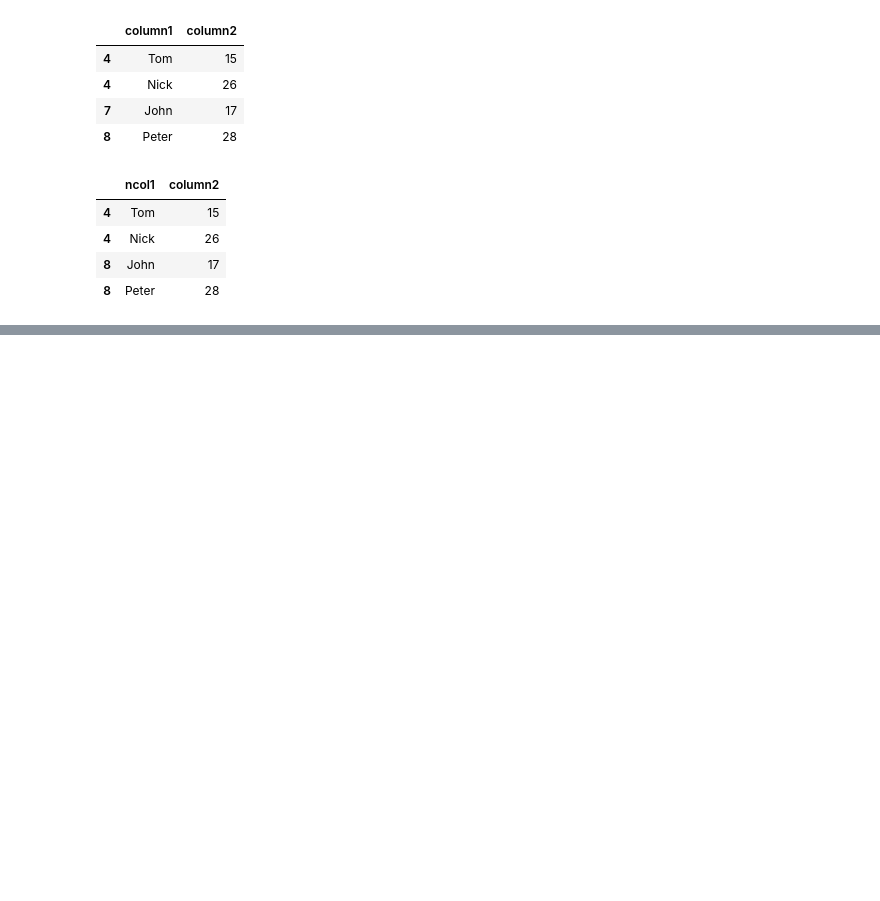
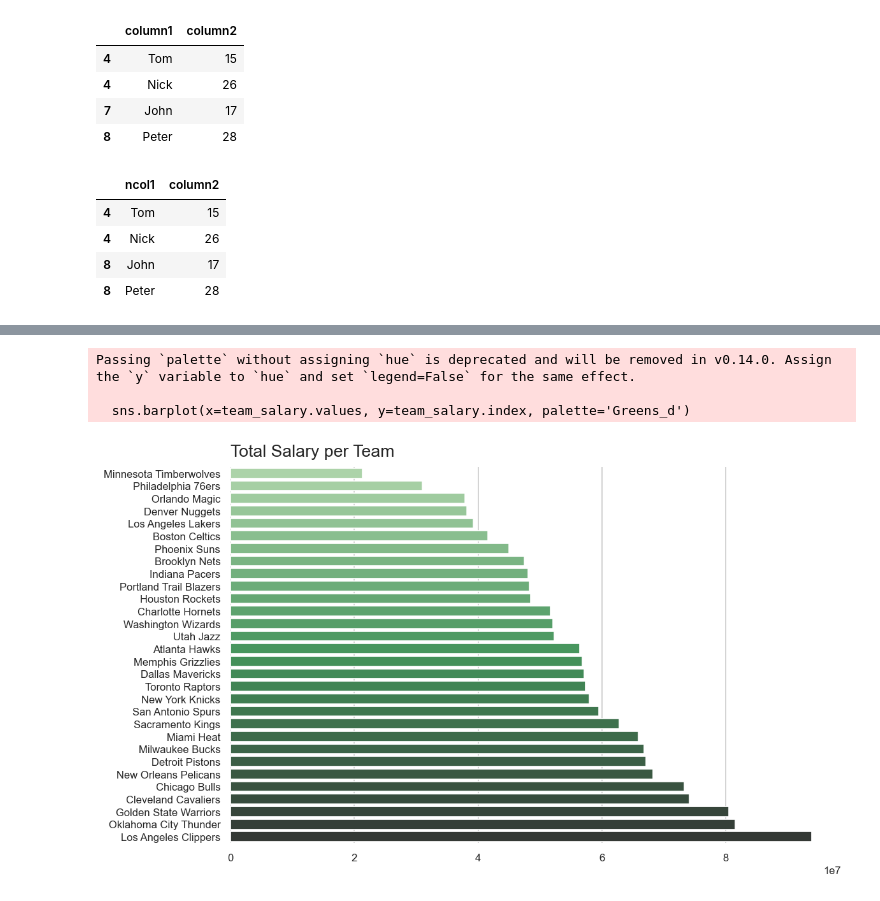
Before and after one commit to Pirate-Nirav/MachineLearning, a Jupyter notebook: PandasRevise.ipynb, the cells around one changed output, grey strips where cells are left out. Drawn from its saved outputs; the diff is of its cells as text; code cells hidden in the pictures; blank space fills up the shorter version.

```diff
--- a/PandasRevise.ipynb
+++ b/PandasRevise.ipynb
@@ -883,0 +1308,16 @@ df
+# %%
+team_salary = df.groupby('Team')['Salary'].sum().sort_values()
+
+plt.figure(figsize=(10,6))
+sns.barplot(x=team_salary.values, y=team_salary.index, palette='Greens_d')
+plt.title('Total Salary per Team', loc='left', pad=10)
+plt.xlabel('')
+plt.ylabel('')
+sns.despine(left=True, bottom=True)
+plt.tight_layout()
+plt.show()
+# %% [output]
+Passing `palette` without assigning `hue` is deprecated and will be removed in v0.14.0. Assign the `y` variable to `hue` and set `legend=False` for the same effect.
+
+  sns.barplot(x=team_salary.values, y=team_salary.index, palette='Greens_d')
+[figure, added]
```
Also changed, not shown: parts of 45 cells of this notebook, 1 other file.
